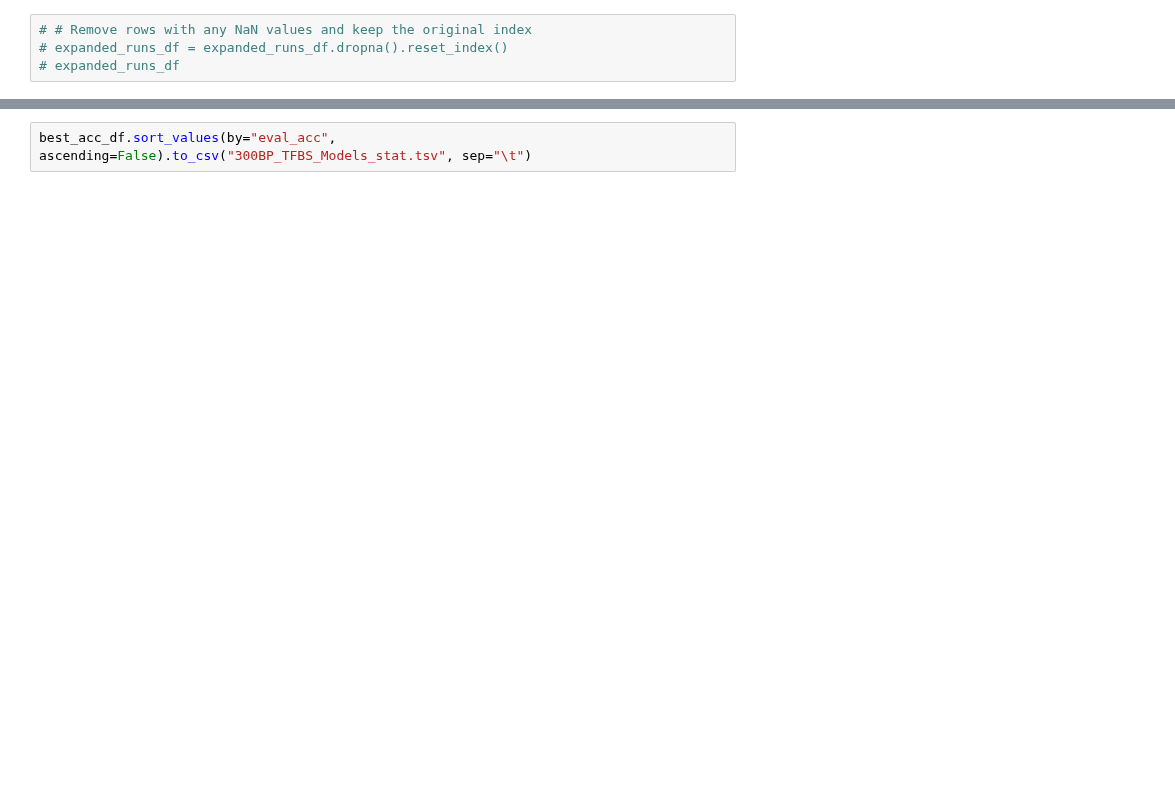
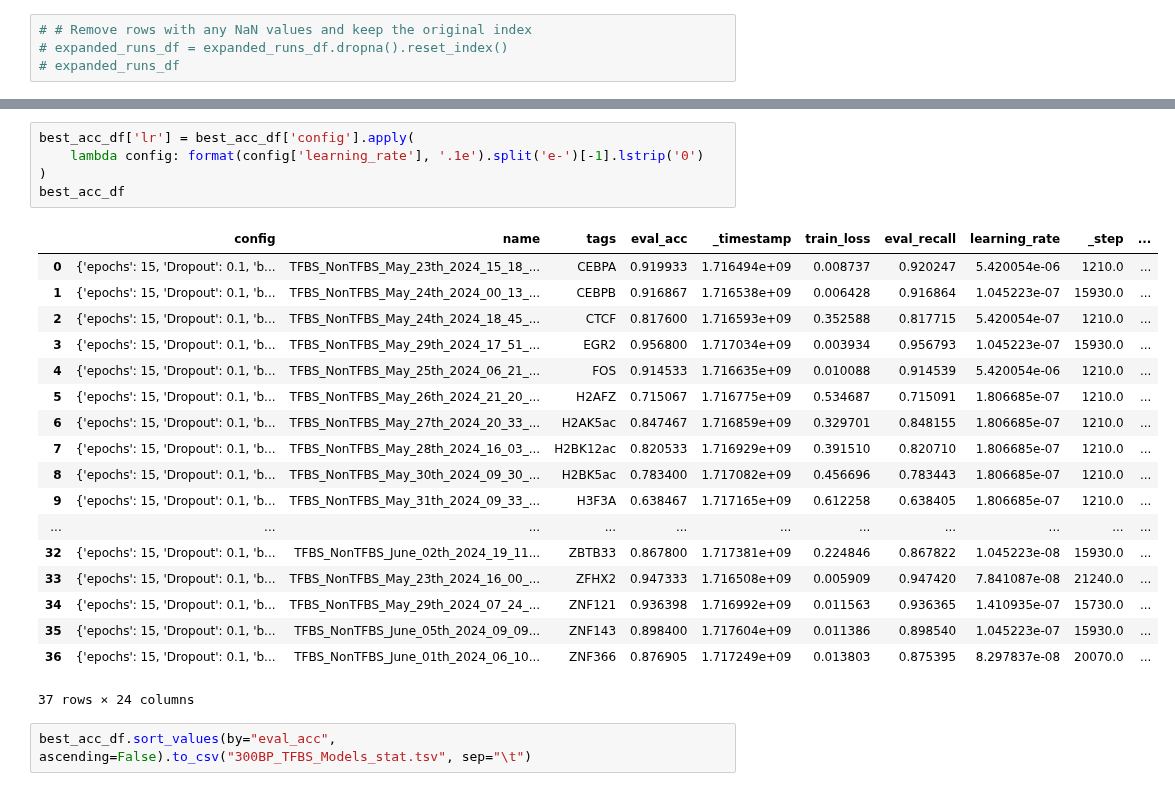
Before and after one commit to duttaprat/Postdoc, a Jupyter notebook: DNABERT_data_processing/TFBS/best_model.ipynb, the cells around one changed output, grey strips where cells are left out. Drawn from its saved outputs; the diff is of its cells as text; blank space fills up the shorter version.

```diff
--- a/DNABERT_data_processing/TFBS/best_model.ipynb
+++ b/DNABERT_data_processing/TFBS/best_model.ipynb
@@ -119,2 +119,26 @@ best_acc_df
+# %%
+best_acc_df['lr'] = best_acc_df['config'].apply(
+    lambda config: format(config['learning_rate'], '.1e').split('e-')[-1].lstrip('0')
+)
+best_acc_df
+# %% [output]
+|  | config | name | tags | eval_acc | _timestamp | train_loss | eval_recall | learning_rate | _step | ... |
+| 0 | {'epochs': 15, 'Dropout': 0.1, 'b... | TFBS_NonTFBS_May_23th_2024_15_18_... | CEBPA | 0.919933 | 1.716494e+09 | 0.008737 | 0.920247 | 5.420054e-06 | 1210.0 | ... |
+| 1 | {'epochs': 15, 'Dropout': 0.1, 'b... | TFBS_NonTFBS_May_24th_2024_00_13_... | CEBPB | 0.916867 | 1.716538e+09 | 0.006428 | 0.916864 | 1.045223e-07 | 15930.0 | ... |
+| 2 | {'epochs': 15, 'Dropout': 0.1, 'b... | TFBS_NonTFBS_May_24th_2024_18_45_... | CTCF | 0.817600 | 1.716593e+09 | 0.352588 | 0.817715 | 5.420054e-07 | 1210.0 | ... |
+| 3 | {'epochs': 15, 'Dropout': 0.1, 'b... | TFBS_NonTFBS_May_29th_2024_17_51_... | EGR2 | 0.956800 | 1.717034e+09 | 0.003934 | 0.956793 | 1.045223e-07 | 15930.0 | ... |
+| 4 | {'epochs': 15, 'Dropout': 0.1, 'b... | TFBS_NonTFBS_May_25th_2024_06_21_... | FOS | 0.914533 | 1.716635e+09 | 0.010088 | 0.914539 | 5.420054e-06 | 1210.0 | ... |
+| 5 | {'epochs': 15, 'Dropout': 0.1, 'b... | TFBS_NonTFBS_May_26th_2024_21_20_... | H2AFZ | 0.715067 | 1.716775e+09 | 0.534687 | 0.715091 | 1.806685e-07 | 1210.0 | ... |
+| 6 | {'epochs': 15, 'Dropout': 0.1, 'b... | TFBS_NonTFBS_May_27th_2024_20_33_... | H2AK5ac | 0.847467 | 1.716859e+09 | 0.329701 | 0.848155 | 1.806685e-07 | 1210.0 | ... |
+| 7 | {'epochs': 15, 'Dropout': 0.1, 'b... | TFBS_NonTFBS_May_28th_2024_16_03_... | H2BK12ac | 0.820533 | 1.716929e+09 | 0.391510 | 0.820710 | 1.806685e-07 | 1210.0 | ... |
+| 8 | {'epochs': 15, 'Dropout': 0.1, 'b... | TFBS_NonTFBS_May_30th_2024_09_30_... | H2BK5ac | 0.783400 | 1.717082e+09 | 0.456696 | 0.783443 | 1.806685e-07 | 1210.0 | ... |
+| 9 | {'epochs': 15, 'Dropout': 0.1, 'b... | TFBS_NonTFBS_May_31th_2024_09_33_... | H3F3A | 0.638467 | 1.717165e+09 | 0.612258 | 0.638405 | 1.806685e-07 | 1210.0 | ... |
+| ... | ... | ... | ... | ... | ... | ... | ... | ... | ... | ... |
+| 32 | {'epochs': 15, 'Dropout': 0.1, 'b... | TFBS_NonTFBS_June_02th_2024_19_11... | ZBTB33 | 0.867800 | 1.717381e+09 | 0.224846 | 0.867822 | 1.045223e-08 | 15930.0 | ... |
+| 33 | {'epochs': 15, 'Dropout': 0.1, 'b... | TFBS_NonTFBS_May_23th_2024_16_00_... | ZFHX2 | 0.947333 | 1.716508e+09 | 0.005909 | 0.947420 | 7.841087e-08 | 21240.0 | ... |
+| 34 | {'epochs': 15, 'Dropout': 0.1, 'b... | TFBS_NonTFBS_May_29th_2024_07_24_... | ZNF121 | 0.936398 | 1.716992e+09 | 0.011563 | 0.936365 | 1.410935e-07 | 15730.0 | ... |
+| 35 | {'epochs': 15, 'Dropout': 0.1, 'b... | TFBS_NonTFBS_June_05th_2024_09_09... | ZNF143 | 0.898400 | 1.717604e+09 | 0.011386 | 0.898540 | 1.045223e-07 | 15930.0 | ... |
+| 36 | {'epochs': 15, 'Dropout': 0.1, 'b... | TFBS_NonTFBS_June_01th_2024_06_10... | ZNF366 | 0.876905 | 1.717249e+09 | 0.013803 | 0.875395 | 8.297837e-08 | 20070.0 | ... |
+37 rows × 24 columns
 # %%
 best_acc_df.sort_values(by="eval_acc", ascending=False).to_csv("300BP_TFBS_Models_stat.tsv", sep="\t")
```
Also changed, not shown: parts of 6 cells of this notebook, 2 other files.
